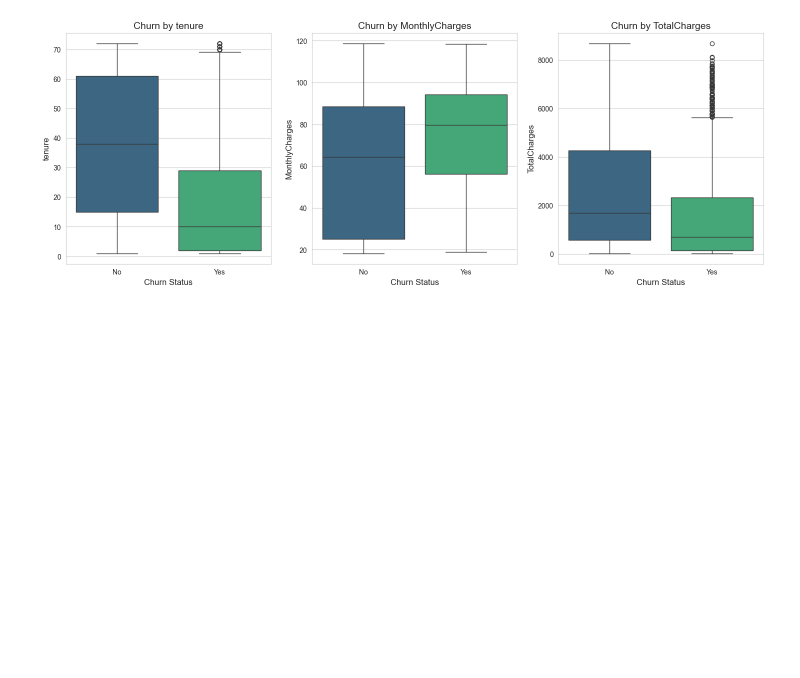
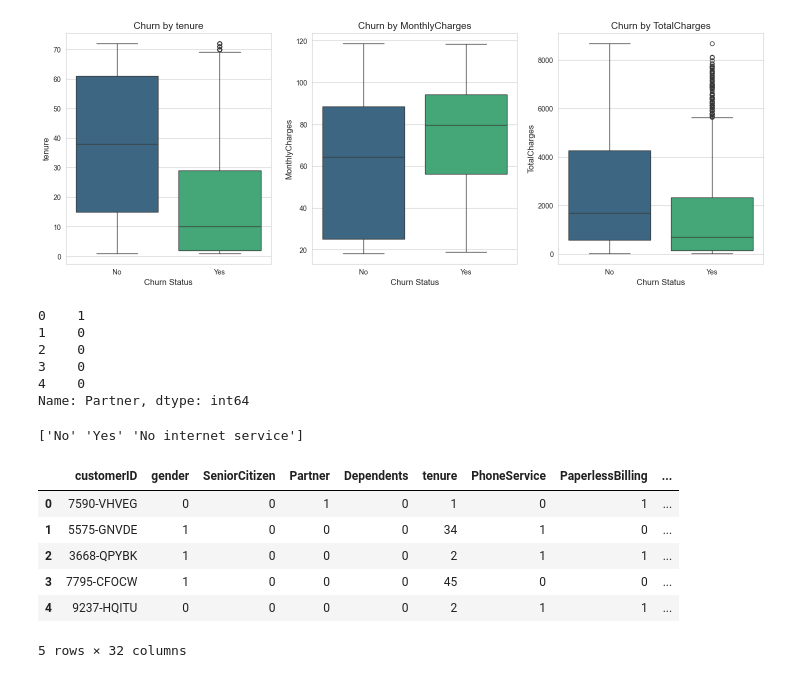
Before and after one commit to sanjaybhargav353/Telco_Customer_Churn, a Jupyter notebook: notbooks/01_Churn_Analysis.ipynb, the cells around one changed output. Saved outputs shown, nothing was run; the diff lists cells and outputs as text; code cells hidden in the pictures; blank space fills up the shorter version.

```diff
--- a/notbooks/01_Churn_Analysis.ipynb
+++ b/notbooks/01_Churn_Analysis.ipynb
@@ -263,3 +254,43 @@ Passing `palette` without assigning `hue` is deprecated and will be removed in v
 
   sns.boxplot(x='Churn', y=col, data=df, ax=axes[i], palette='viridis')
 [figure]
+# %%
+df_processed = df.copy()
+
+binary_cols = ['Partner','Dependents', 'PhoneService','PaperlessBilling','Churn']
+
+for col in binary_cols:
+    df_processed[col] = df_processed[col].apply(lambda x:1 if x=='Yes' else 0)
+
+# To Cross check
+print(df_processed['Partner'].head())
+# %% [output]
+0    1
+1    0
+2    0
+3    0
+4    0
+Name: Partner, dtype: int64
+# %%
+df_processed['gender'] = df_processed['gender'].apply(lambda x: 1 if x == 'Male' else 0)
+# %%
+print(df['TechSupport'].unique())
+# %% [output]
+['No' 'Yes' 'No internet service']
+# %%
+df_processed = pd.get_dummies(df_processed,
+                              columns=['MultipleLines', 'InternetService', 'OnlineSecurity',
+                                       'OnlineBackup', 'DeviceProtection', 'TechSupport',
+                                       'StreamingTV', 'StreamingMovies', 'Contract',
+                                       'PaymentMethod'],
+                              drop_first=True)
+# %%
+display(df_processed.head())
+# %% [output]
+|  | customerID | gender | SeniorCitizen | Partner | Dependents | tenure | PhoneService | PaperlessBilling | ... |
+| 0 | 7590-VHVEG | 0 | 0 | 1 | 0 | 1 | 0 | 1 | ... |
+| 1 | 5575-GNVDE | 1 | 0 | 0 | 0 | 34 | 1 | 0 | ... |
+| 2 | 3668-QPYBK | 1 | 0 | 0 | 0 | 2 | 1 | 1 | ... |
+| 3 | 7795-CFOCW | 1 | 0 | 0 | 0 | 45 | 0 | 0 | ... |
+| 4 | 9237-HQITU | 0 | 0 | 0 | 0 | 2 | 1 | 1 | ... |
+5 rows × 32 columns
```
Also changed, not shown: parts of 4 cells of this notebook, 1 other file.
